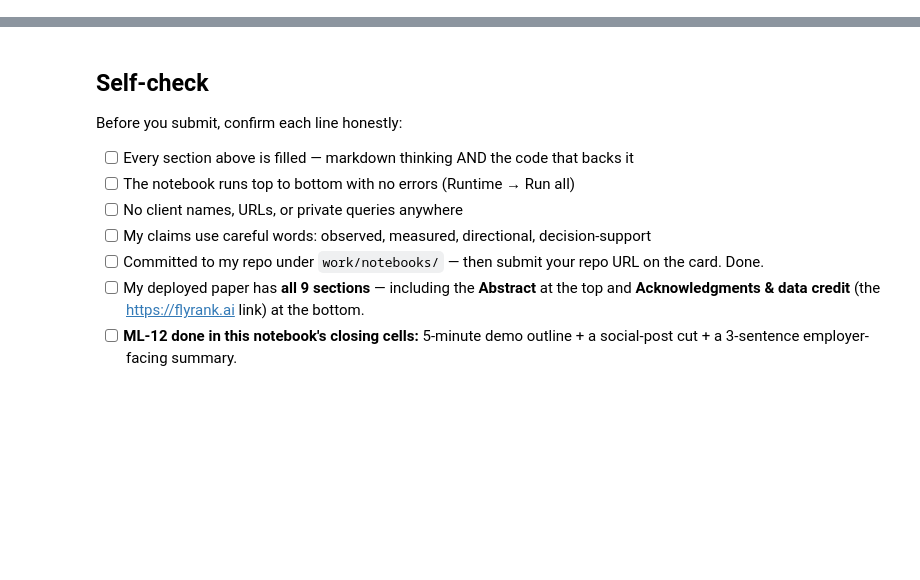
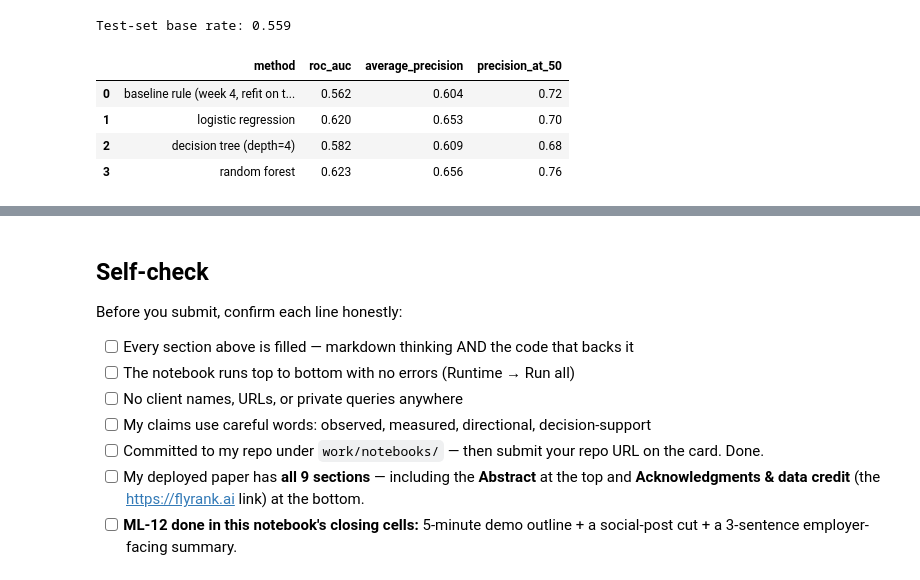
Before and after one commit to AdeenMir/flyrank-ml-internship, a Jupyter notebook: work/notebooks/capstone.ipynb, the cells around one changed output, grey strips where cells are left out. Cells and saved outputs as stored; diff of their text form; code cells hidden in the pictures; blank space fills up the shorter version.

```diff
--- a/work/notebooks/capstone.ipynb
+++ b/work/notebooks/capstone.ipynb
@@ -36,0 +123,77 @@ This skeleton is yours to fill. Work the sections **in order** — each one has
+# %%
+from sklearn.linear_model import LogisticRegression
+from sklearn.tree import DecisionTreeClassifier
+from sklearn.ensemble import RandomForestClassifier
+from sklearn.preprocessing import StandardScaler
+from sklearn.metrics import roc_auc_score, average_precision_score
+
+RANDOM_STATE = 42
+VOLUME_FLOOR = 500
+
+train_reliable = df_train[
+    (df_train["avg_position"] > 0) &
+    (df_train["impressions_90d"] >= VOLUME_FLOOR)
+]
+expected_ctr_by_tier = train_reliable.groupby("position_tier")["ctr"].median()
+
+def baseline_score(frame):
+    has_pos = frame["avg_position"] > 0
+    expected = frame["position_tier"].map(expected_ctr_by_tier)
+    gap = (expected - frame["ctr"]).clip(lower=0).where(has_pos, 0)
+
+    meets_floor = has_pos & (frame["impressions_90d"] >= VOLUME_FLOOR)
+
+    lo, hi = gap.min(), gap.max()
+    normalized_gap = (gap - lo) / (hi - lo) if hi > lo else gap * 0
+    exposure_rank = frame["impressions_90d"].rank(method="average", pct=True).fillna(0)
+    score = normalized_gap * exposure_rank
+
+    return np.where(meets_floor, score, 0.0)
+
+baseline_test_score = baseline_score(df_test)
+
+scaler = StandardScaler().fit(X_train)
+X_train_scaled = scaler.transform(X_train)
+X_test_scaled = scaler.transform(X_test)
+
+log_reg = LogisticRegression(max_iter=2000, random_state=RANDOM_STATE).fit(X_train_scaled, y_train)
+tree = DecisionTreeClassifier(max_depth=4, random_state=RANDOM_STATE).fit(X_train, y_train)
+forest = RandomForestClassifier(
+    n_estimators=300, max_depth=None, random_state=RANDOM_STATE, n_jobs=-1
+).fit(X_train, y_train)
+
+scores = {
+    "baseline rule (week 4, refit on train)": baseline_test_score,
+    "logistic regression": log_reg.predict_proba(X_test_scaled)[:, 1],
+    "decision tree (depth=4)": tree.predict_proba(X_test)[:, 1],
+    "random forest": forest.predict_proba(X_test)[:, 1],
+}
+
+def precision_at_k(y_true, score, k=50):
+    order = np.argsort(-np.asarray(score))
+    return float(np.asarray(y_true)[order[:k]].mean())
+
+rows = []
+for name, score in scores.items():
+    rows.append({
+        "method": name,
+        "roc_auc": roc_auc_score(y_test, score),
+        "average_precision": average_precision_score(y_test, score),
+        "precision_at_50": precision_at_k(y_test, score, 50),
+    })
+
+comparison = pd.DataFrame(rows)
+comparison["roc_auc"] = comparison["roc_auc"].round(3)
+comparison["average_precision"] = comparison["average_precision"].round(3)
+comparison["precision_at_50"] = comparison["precision_at_50"].round(3)
+
+print("Test-set base rate:", round(y_test.mean(), 3))
+display(comparison)
+comparison.to_csv(os.path.join(OUTPUT_DIR, "capstone_model_comparison.csv"), index=False)
+# %% [output]
+Test-set base rate: 0.559
+|  | method | roc_auc | average_precision | precision_at_50 |
+| 0 | baseline rule (week 4, refit on t... | 0.562 | 0.604 | 0.72 |
+| 1 | logistic regression | 0.620 | 0.653 | 0.70 |
+| 2 | decision tree (depth=4) | 0.582 | 0.609 | 0.68 |
+| 3 | random forest | 0.623 | 0.656 | 0.76 |
```
Also changed, not shown: parts of 23 cells of this notebook.
